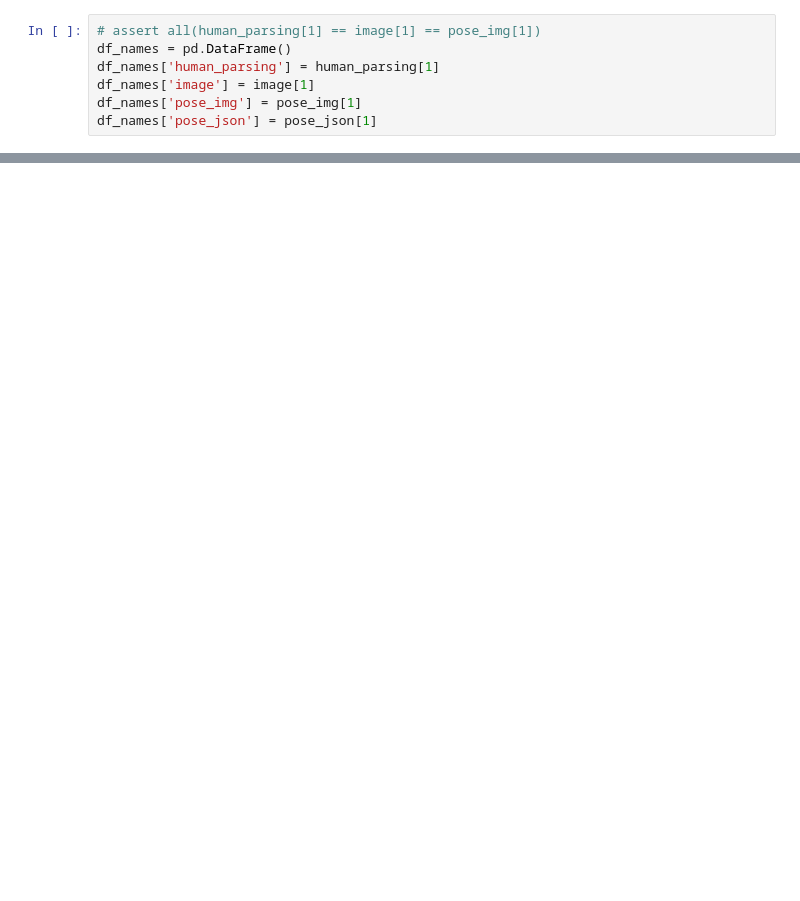
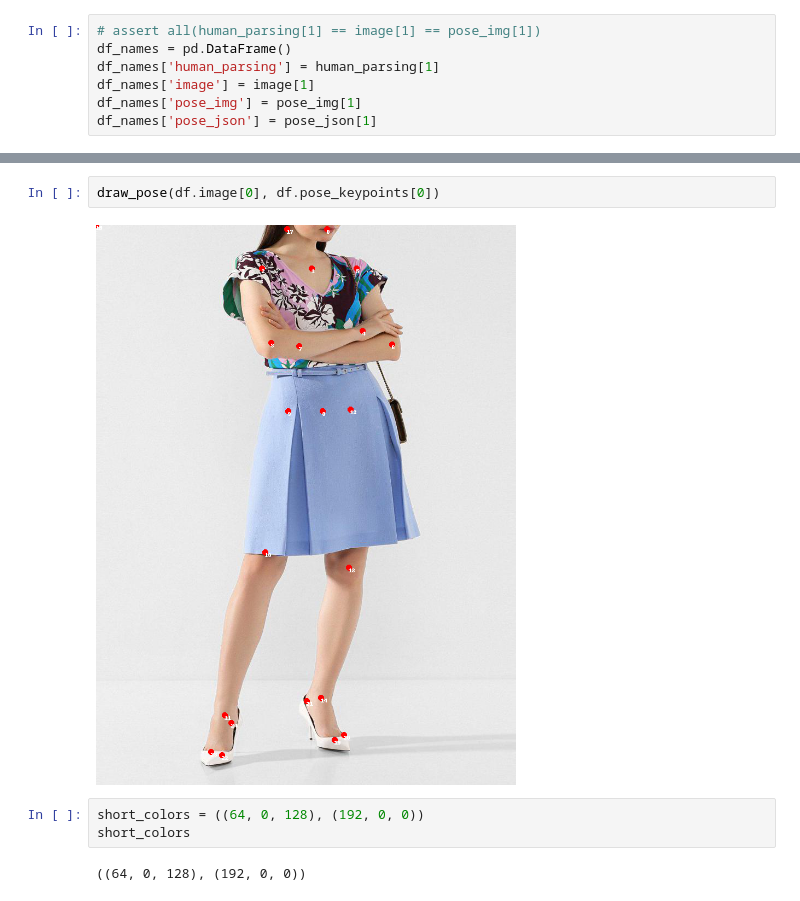
Before and after one commit to mShaldzhiyan/test_task_big, a Jupyter notebook: main.ipynb, the cells around one changed output, grey strips where cells are left out. Saved outputs shown, nothing was run; the diff lists cells and outputs as text; blank space fills up the shorter version.

Commit message:
add short coords

```diff
--- a/main.ipynb
+++ b/main.ipynb
@@ -90,0 +79,9 @@ show_images(df,0)
+# %%
+draw_pose(df.image[0], df.pose_keypoints[0])
+# %% [output]
+[figure, added]
+# %%
+short_colors = ((64, 0, 128), (192, 0, 0))
+short_colors
+# %% [output]
+((64, 0, 128), (192, 0, 0))
```
Also changed, not shown: parts of 16 cells of this notebook, 1 other file.
